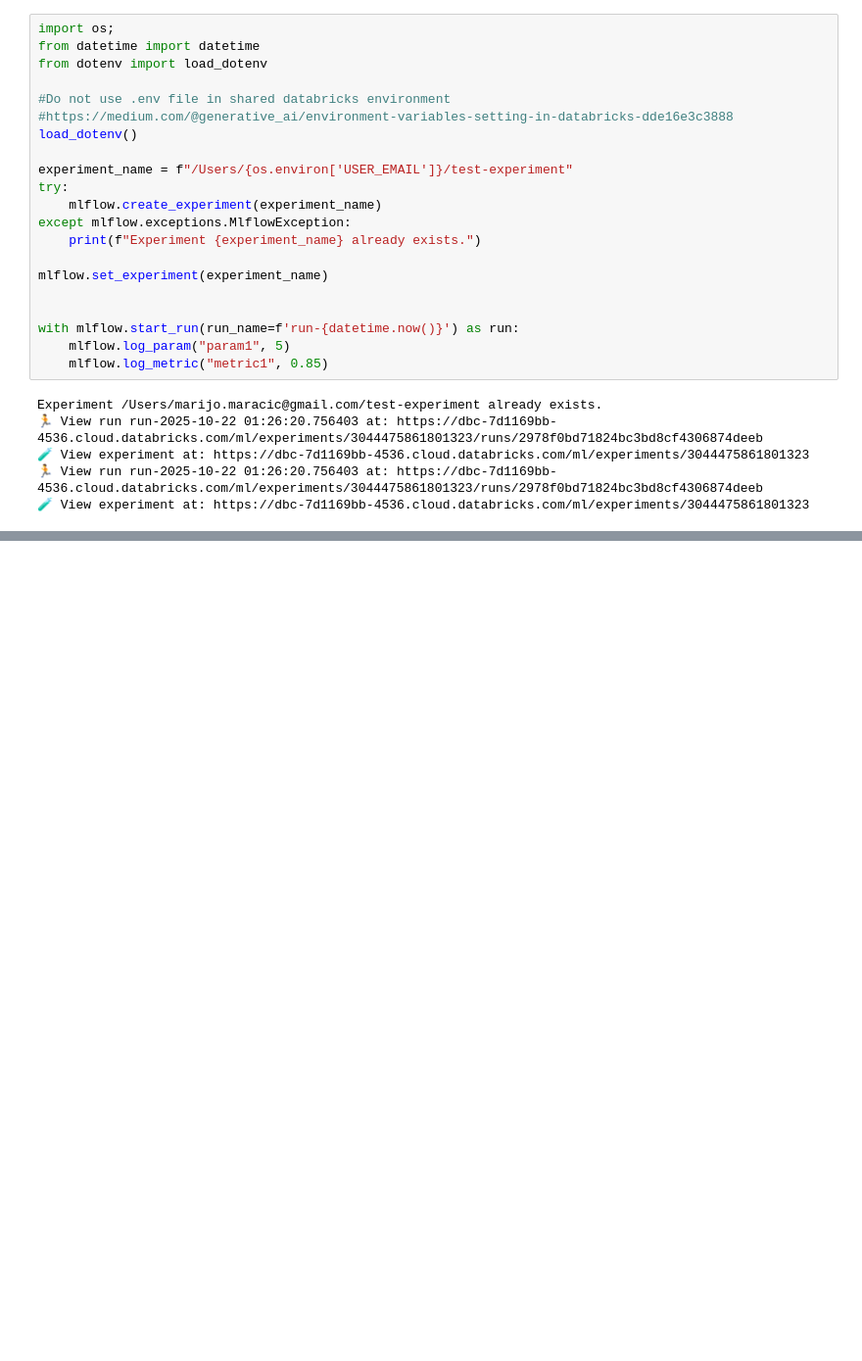
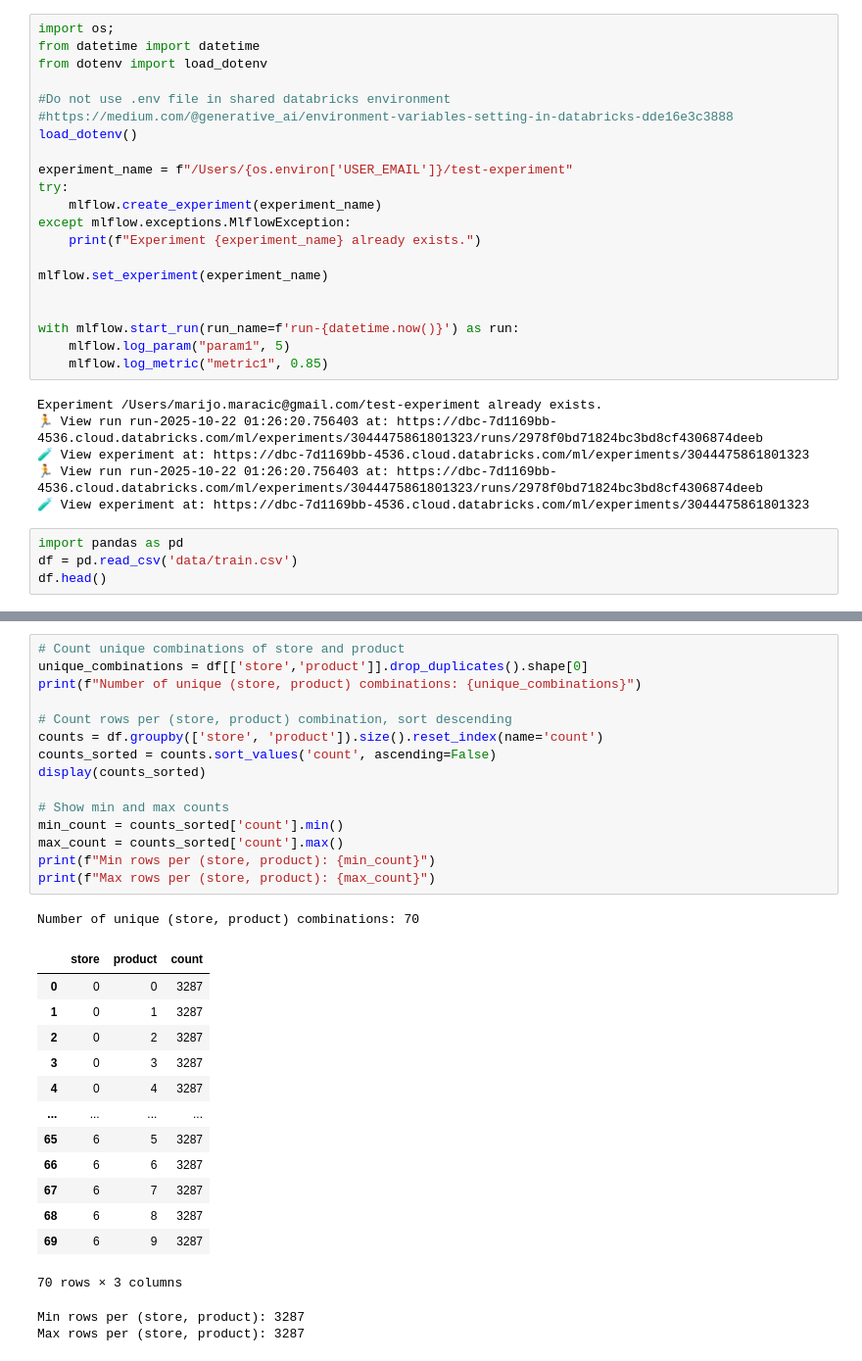
Before and after one commit to mmaracic/ml-databricks-timeseries, a Jupyter notebook: notebook.ipynb, the cells around one changed output, grey strips where cells are left out. Shown at 98% size. Saved outputs shown, nothing was run; the diff lists cells and outputs as text; blank space fills up the shorter version.

```diff
--- a/notebook.ipynb
+++ b/notebook.ipynb
@@ -33,3 +33,7 @@ Experiment /Users/marijo.maracic@gmail.com/test-experiment already exists.
 🧪 View experiment at: https://dbc-7d1169bb-4536.cloud.databricks.com/ml/experiments/3044475861801323
 🏃 View run run-2025-10-22 01:26:20.756403 at: https://dbc-7d1169bb-4536.cloud.databricks.com/ml/experiments/3044475861801323/runs/2978f0bd71824bc3bd8cf4306874deeb
 🧪 View experiment at: https://dbc-7d1169bb-4536.cloud.databricks.com/ml/experiments/3044475861801323
+# %%
+import pandas as pd
+df = pd.read_csv('data/train.csv')
+df.head()
@@ -35,0 +47,32 @@ Experiment /Users/marijo.maracic@gmail.com/test-experiment already exists.
+# %%
+# Count unique combinations of store and product
+unique_combinations = df[['store','product']].drop_duplicates().shape[0]
+print(f"Number of unique (store, product) combinations: {unique_combinations}")
+
+# Count rows per (store, product) combination, sort descending
+counts = df.groupby(['store', 'product']).size().reset_index(name='count')
+counts_sorted = counts.sort_values('count', ascending=False)
+display(counts_sorted)
+
+# Show min and max counts
+min_count = counts_sorted['count'].min()
+max_count = counts_sorted['count'].max()
+print(f"Min rows per (store, product): {min_count}")
+print(f"Max rows per (store, product): {max_count}")
+# %% [output]
+Number of unique (store, product) combinations: 70
+|  | store | product | count |
+| 0 | 0 | 0 | 3287 |
+| 1 | 0 | 1 | 3287 |
+| 2 | 0 | 2 | 3287 |
+| 3 | 0 | 3 | 3287 |
+| 4 | 0 | 4 | 3287 |
+| ... | ... | ... | ... |
+| 65 | 6 | 5 | 3287 |
+| 66 | 6 | 6 | 3287 |
+| 67 | 6 | 7 | 3287 |
+| 68 | 6 | 8 | 3287 |
+| 69 | 6 | 9 | 3287 |
+70 rows × 3 columns
+Min rows per (store, product): 3287
+Max rows per (store, product): 3287
```
Also changed, not shown: parts of 6 cells of this notebook, 3 other files.
